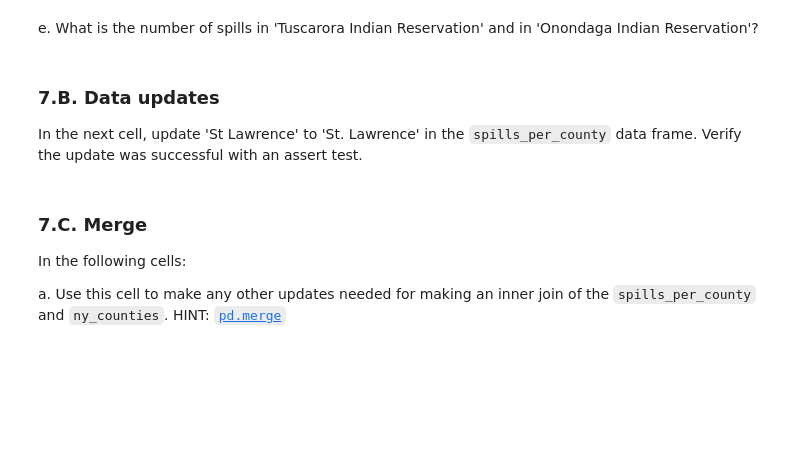
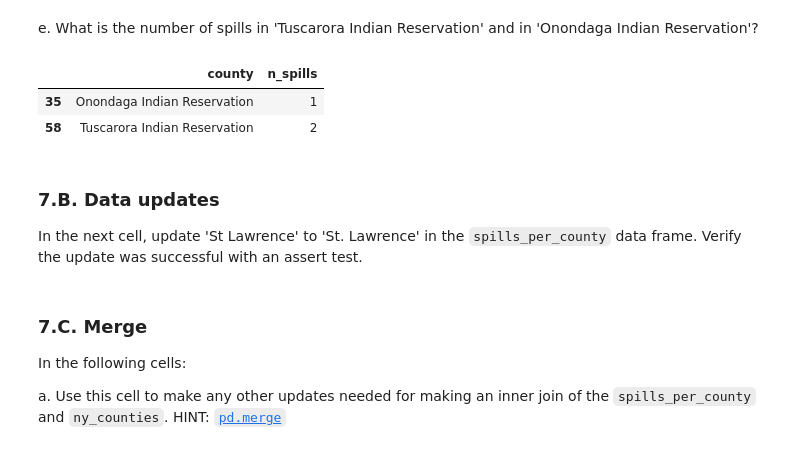
Before and after one commit to farahjstack/eds220-hwk3, a Jupyter notebook: hwk3-task2-spills-STACK.ipynb, the cells around one changed output. Drawn from its saved outputs; the diff is of its cells as text; code cells hidden in the pictures; blank space fills up the shorter version.

```diff
--- a/hwk3-task2-spills-STACK.ipynb
+++ b/hwk3-task2-spills-STACK.ipynb
@@ -588,3 +611,15 @@ e. What is the number of spills in 'Tuscarora Indian Reservation' and in 'Ononda
+# %%
+# e. Select spill records for the two reservations
+spills_per_county.loc[
+    spills_per_county['county'].isin([
+        'Tuscarora Indian Reservation',
+        'Onondaga Indian Reservation'
+    ])
+]
+# %% [output]
+|  | county | n_spills |
+| 35 | Onondaga Indian Reservation | 1 |
+| 58 | Tuscarora Indian Reservation | 2 |
 # %% [markdown]
 ### 7.B. Data updates
 
```
Also changed, not shown: parts of 20 cells of this notebook.
